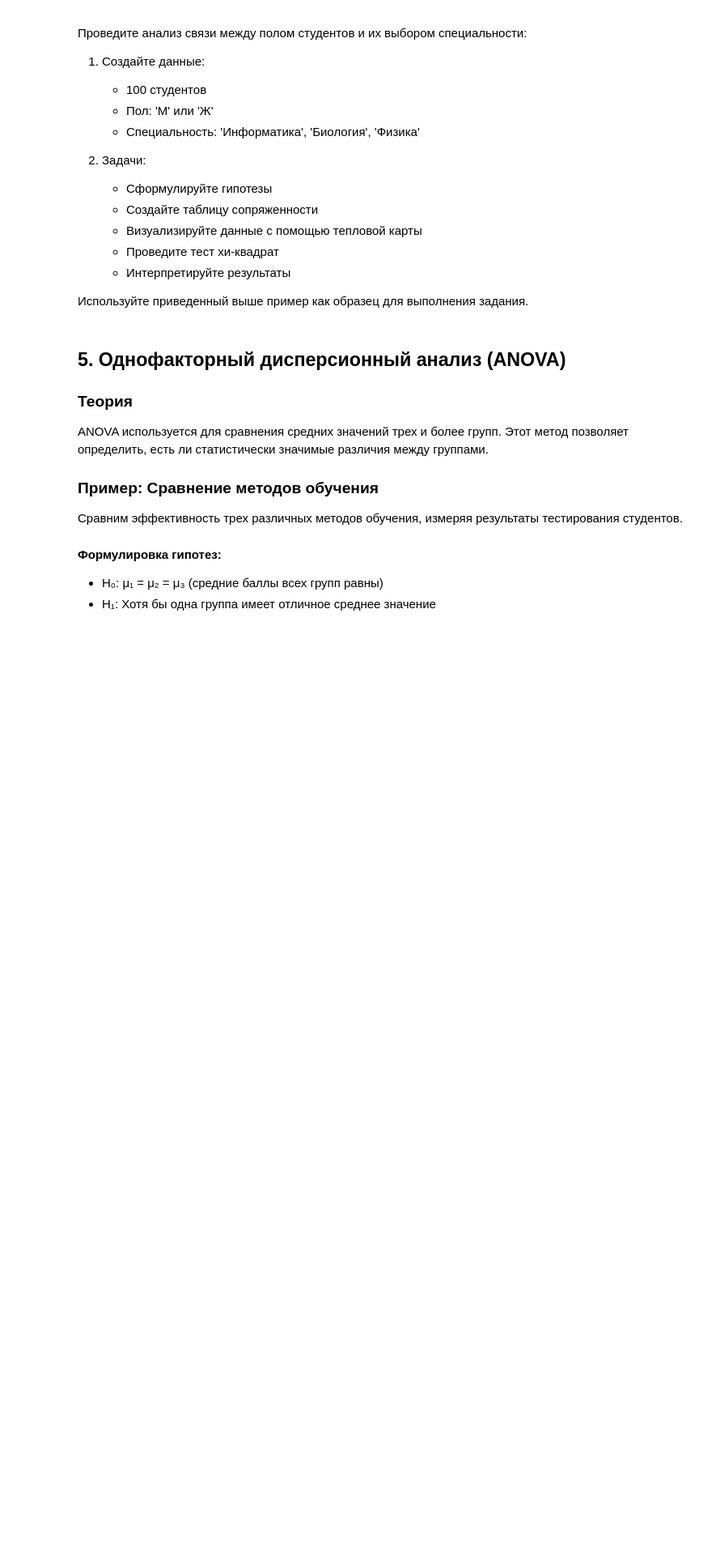
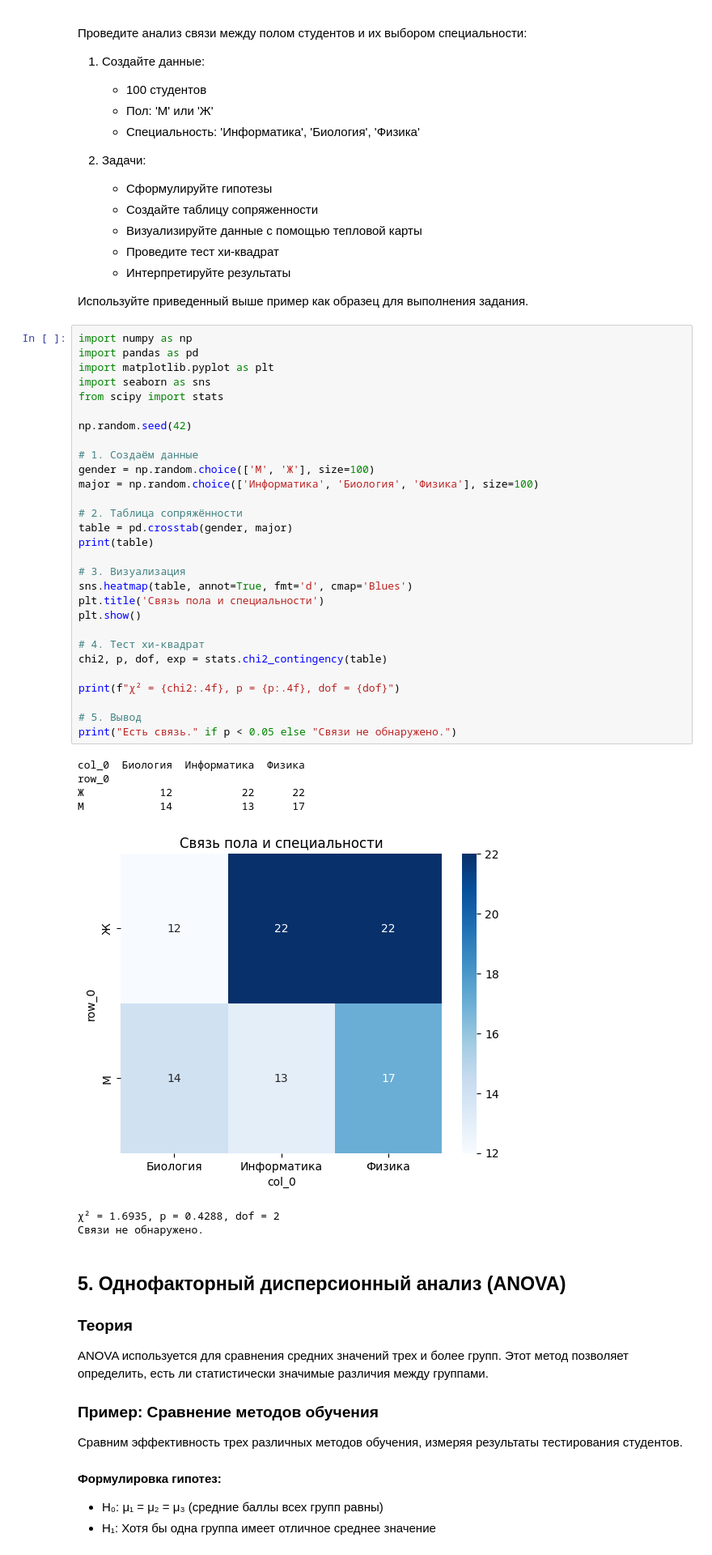
Before and after one commit to Mora37/IAD_2_hypothesis, a Jupyter notebook: hypothesis_testing_practice.ipynb, the cells around one changed output. Shown at 81% size. Saved outputs shown, nothing was run; the diff lists cells and outputs as text; blank space fills up the shorter version.

```diff
--- a/hypothesis_testing_practice.ipynb
+++ b/hypothesis_testing_practice.ipynb
@@ -280,6 +357,43 @@ p-значение: 0.6019
    - Интерпретируйте результаты
 
 Используйте приведенный выше пример как образец для выполнения задания.
+# %%
+import numpy as np
+import pandas as pd
+import matplotlib.pyplot as plt
+import seaborn as sns
+from scipy import stats
+
+np.random.seed(42)
+
+# 1. Создаём данные
+gender = np.random.choice(['М', 'Ж'], size=100)
+major = np.random.choice(['Информатика', 'Биология', 'Физика'], size=100)
+
+# 2. Таблица сопряжённости
+table = pd.crosstab(gender, major)
+print(table)
+
+# 3. Визуализация
+sns.heatmap(table, annot=True, fmt='d', cmap='Blues')
+plt.title('Связь пола и специальности')
+plt.show()
+
+# 4. Тест хи-квадрат
+chi2, p, dof, exp = stats.chi2_contingency(table)
+
+print(f"χ² = {chi2:.4f}, p = {p:.4f}, dof = {dof}")
+
+# 5. Вывод
+print("Есть связь." if p < 0.05 else "Связи не обнаружено.")
+# %% [output]
+col_0  Биология  Информатика  Физика
+row_0
+Ж            12           22      22
+М            14           13      17
+[figure, added]
+χ² = 1.6935, p = 0.4288, dof = 2
+Связи не обнаружено.
 # %% [markdown]
 ## 5. Однофакторный дисперсионный анализ (ANOVA)
 
```
Also changed, not shown: parts of 3 cells of this notebook.
